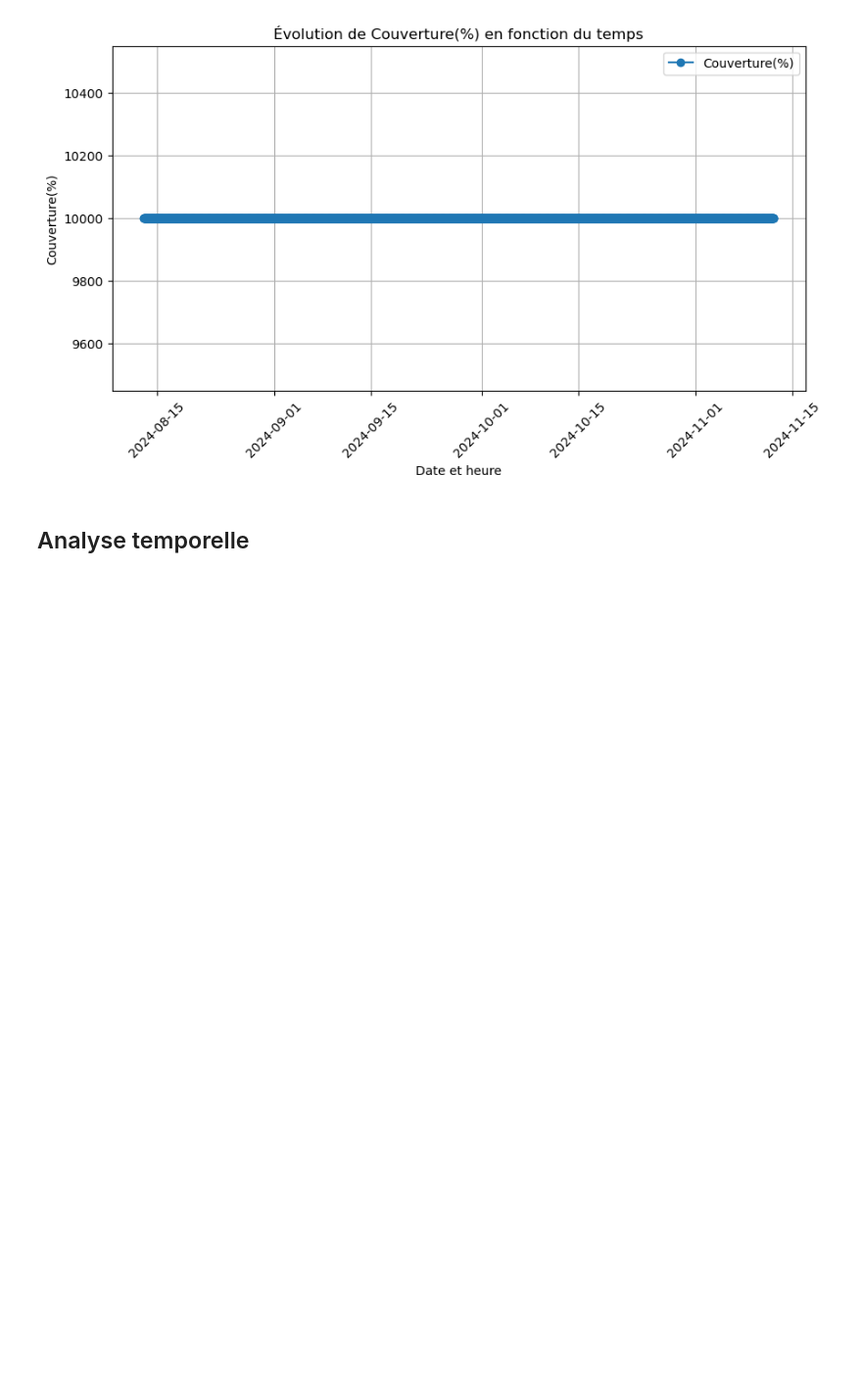
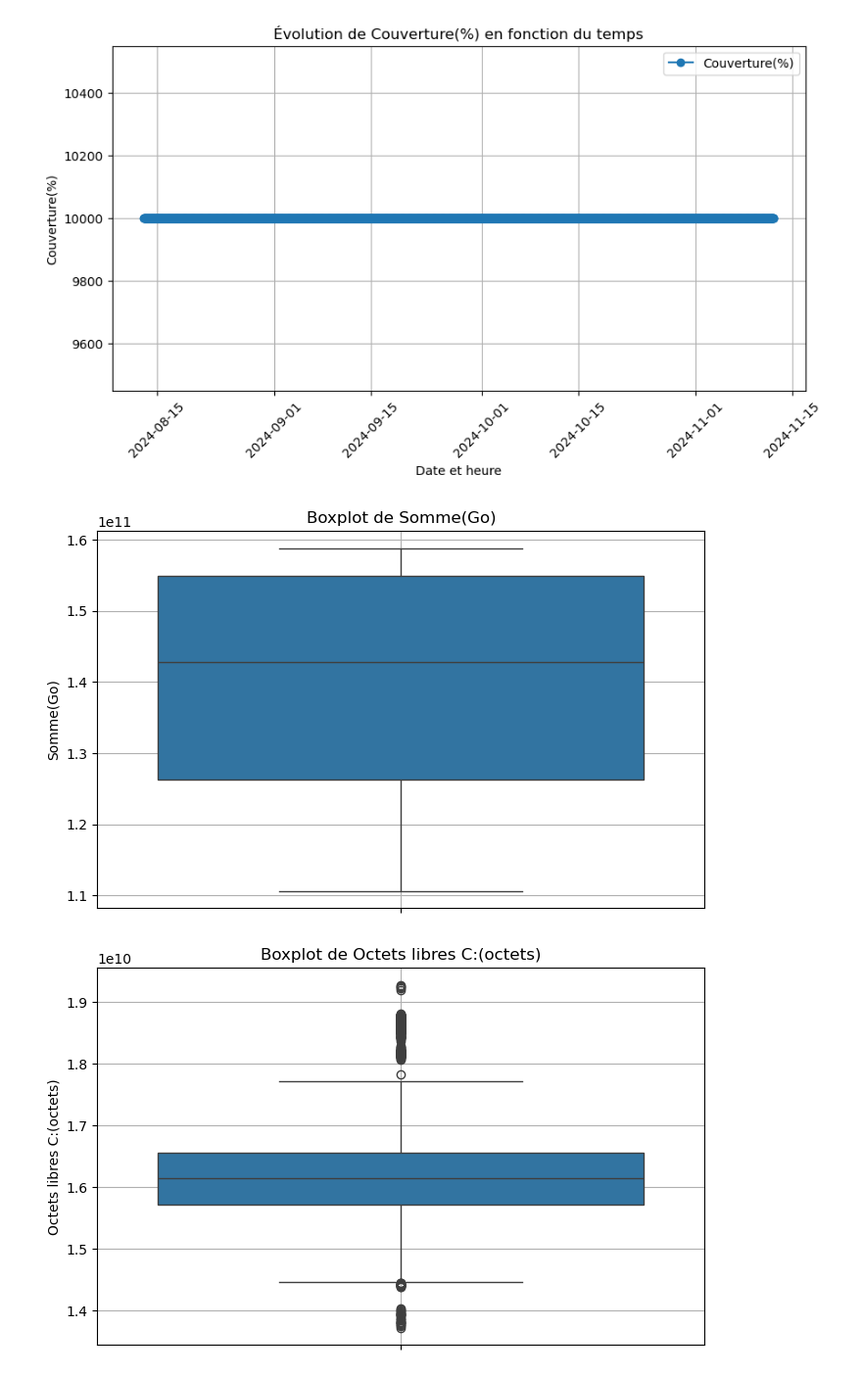
Before and after one commit to AntoineValette/projet_industriel, a Jupyter notebook: notebook/myreport_espace_disque_full.ipynb, the cells around one changed output. Shown at 98% size. Saved outputs shown, nothing was run; the diff lists cells and outputs as text; code cells hidden in the pictures; blank space fills up the shorter version.

Commit message:
modif des boxplots de notebook/myreport_espace_disque_full.ipynb

```diff
--- a/notebook/myreport_espace_disque_full.ipynb
+++ b/notebook/myreport_espace_disque_full.ipynb
@@ -200,18 +200,18 @@ for col in tab.columns:
 [figure]
 [figure]
 [figure]
-# %% [markdown]
-## Analyse temporelle
-# %%
-df=tab.copy()
-
-# Boucle pour générer les graphiques
-for col in df.columns:
-    if col != 'Date et heure(RAW)' and "RAW" in col:  # Exclure la colonne 'Date et heure(RAW)'
-        plt.figure(figsize=(10, 6))
-        df[col].plot(kind='line', title=f'Évolution de : {col}')
-        plt.xlabel('Date et heure')
-        plt.ylabel(col)
-        plt.grid(True)
-        plt.tight_layout()
-        plt.show()
+# %%
+# Exclure les colonnes non numériques
+numerical_cols = tab.select_dtypes(include=['number']).columns
+
+# Tracer un boxplot pour chaque colonne
+for col in numerical_cols:
+    if col not in excluded_cols:  # Exclure les colonnes non pertinentes
+        plt.figure(figsize=(8, 5))
+        sns.boxplot(y=tab[col])
+        plt.title(f"Boxplot de {col}")
+        plt.grid()
+        plt.show()
+# %% [output]
+[figure, added]
+[figure, added]
```
Also changed, not shown: parts of 4 cells of this notebook.
